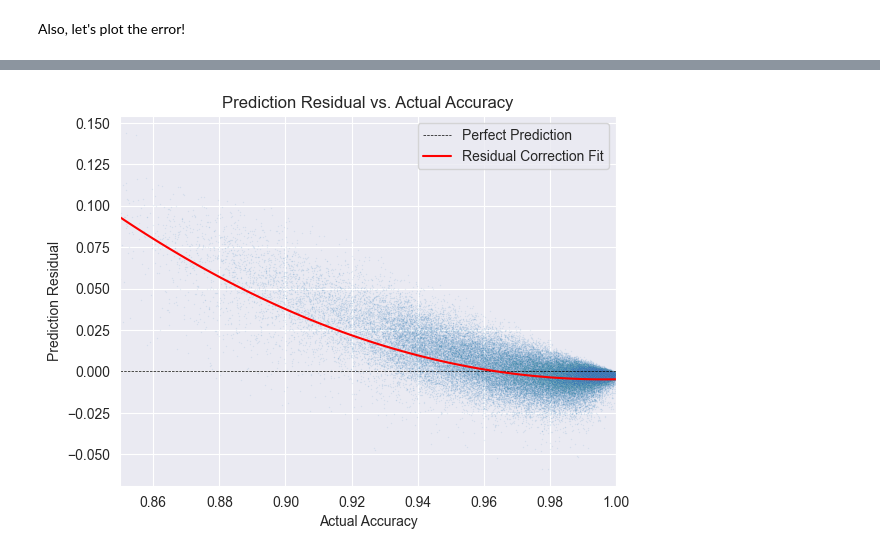
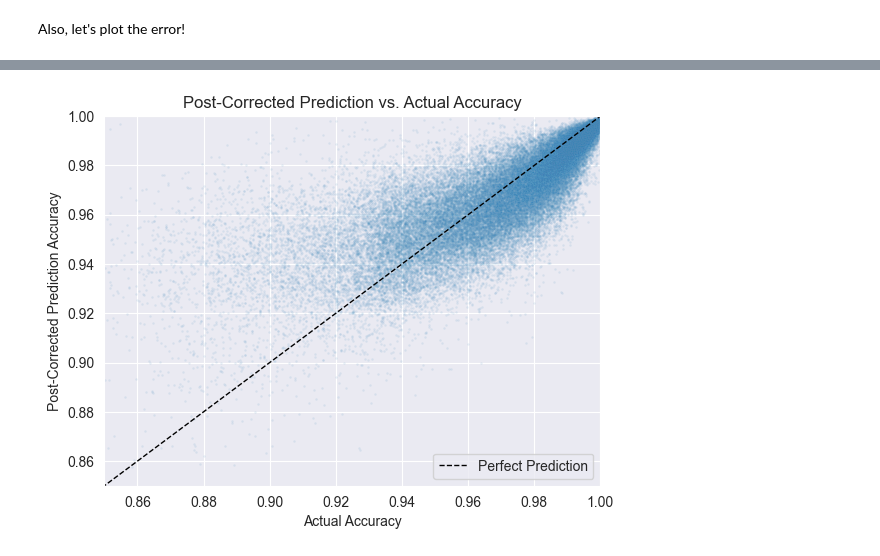
Before and after one commit to Eve-ning/opal, a Jupyter notebook: opal/nbs/player_similarity_multi.ipynb, the cells around one changed output, grey strips where cells are left out. Cells and saved outputs as stored; diff of their text form; code cells hidden in the pictures.

Commit message:
Fix invalid post-correction method

```diff
--- a/opal/nbs/player_similarity_multi.ipynb
+++ b/opal/nbs/player_similarity_multi.ipynb
@@ -168,20 +198,21 @@ Let's see the residual and the fit!
 # %%
-_ = plt.axhline(0, color='black', linewidth=0.5, linestyle='dashed',
-                label='Perfect Prediction')
+df_users['predict_a'] = df_users.predict ** 1.14
 sns.scatterplot(
     x='accuracy',
-    y=df_users.predict - df_users.accuracy,
+    y='predict_a',
     alpha=0.1,
-    s=1,
+    s=3,
     data=df_users
 )
-a, b, c = np.polyfit(df_users.accuracy, df_users.predict - df_users.accuracy, deg=2)
-x = np.linspace(0.85, 1, 100)
-_ = plt.plot(x, a + b * x + c * x ** 2, color='red', label='Residual Correction Fit')
+_ = plt.plot([0, 1], [0, 1],
+             color='black', linestyle='dashed', linewidth=1,
+             label="Perfect Prediction"
+             )
 _ = plt.xlim(0.85, 1)
+_ = plt.ylim(0.85, 1)
 _ = plt.xlabel("Actual Accuracy")
-_ = plt.ylabel("Prediction Residual")
-_ = plt.title("Prediction Residual vs. Actual Accuracy")
+_ = plt.ylabel("Post-Corrected Prediction Accuracy")
+_ = plt.title("Post-Corrected Prediction vs. Actual Accuracy")
 _ = plt.legend()
 # %% [output]
-[figure, old version]
+[figure, new version]
```
Also changed, not shown: parts of 9 cells of this notebook.
